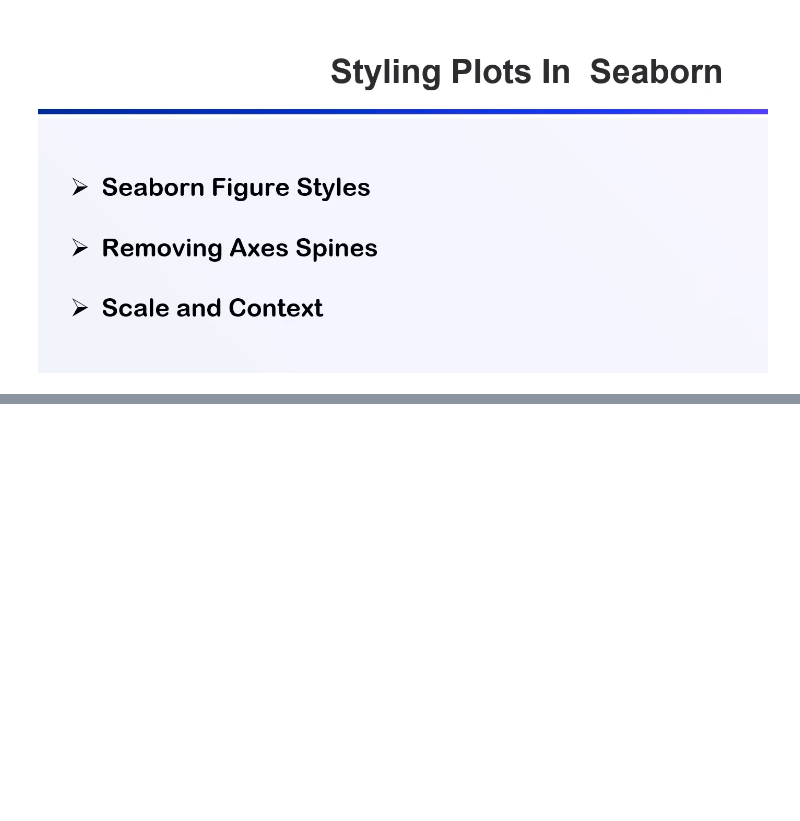
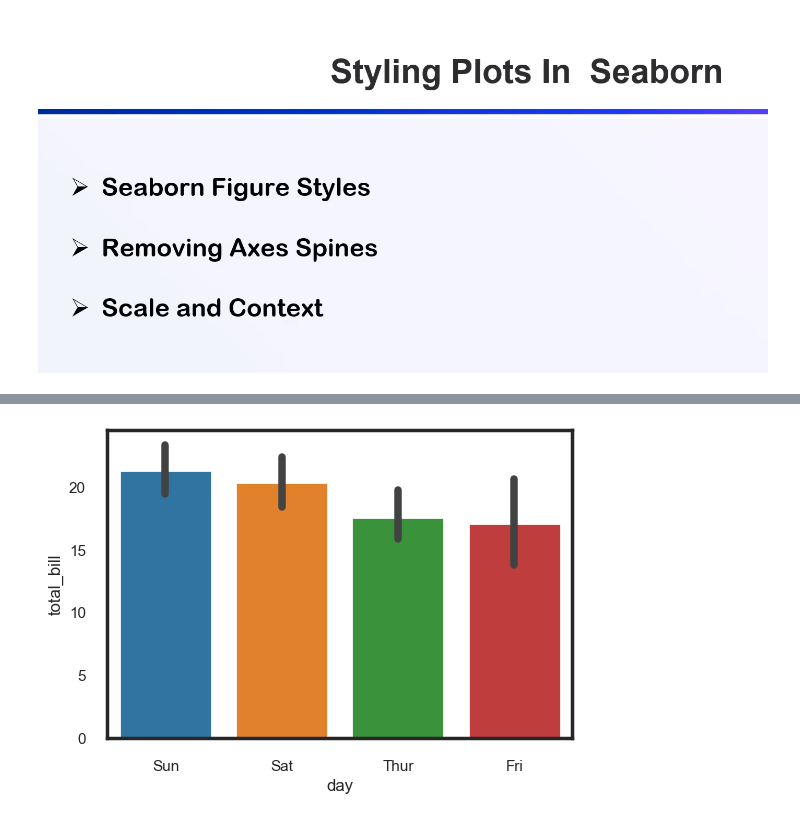
Before and after one commit to praveensinghaws/Python, a Jupyter notebook: wsCubeTech/Seaborn/13. Styling Plot.ipynb, the cells around one changed output, grey strips where cells are left out. Saved outputs shown, nothing was run; the diff lists cells and outputs as text; code cells hidden in the pictures; blank space fills up the shorter version.

```diff
--- a/wsCubeTech/Seaborn/13. Styling Plot.ipynb
+++ b/wsCubeTech/Seaborn/13. Styling Plot.ipynb
@@ -4,0 +42,9 @@
+# %%
+# Barplot with white style, poster context, and adjusted font scale
+plt.figure(figsize=(6, 4))
+sns.set_style('white')
+sns.set_context("poster", font_scale=0.5)
+sns.barplot(x='day', y='total_bill', data=df)
+plt.show()
+# %% [output]
+[figure, added]
```
Also changed, not shown: parts of 6 cells of this notebook.
